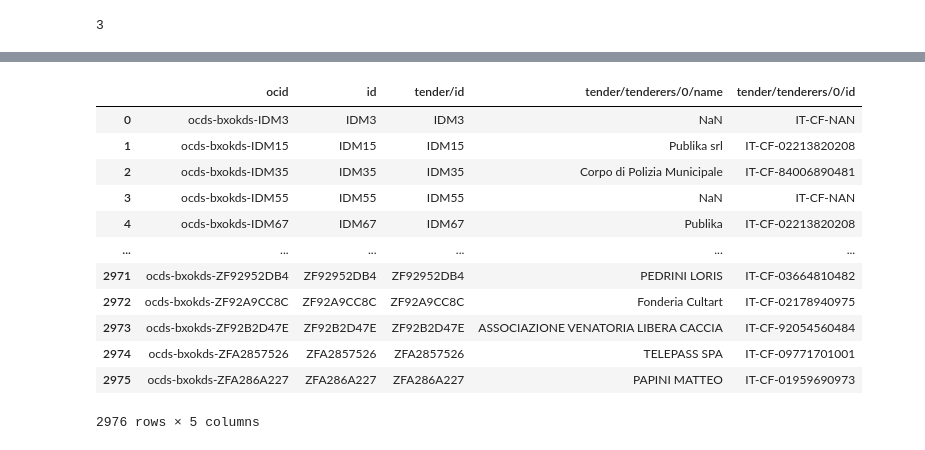
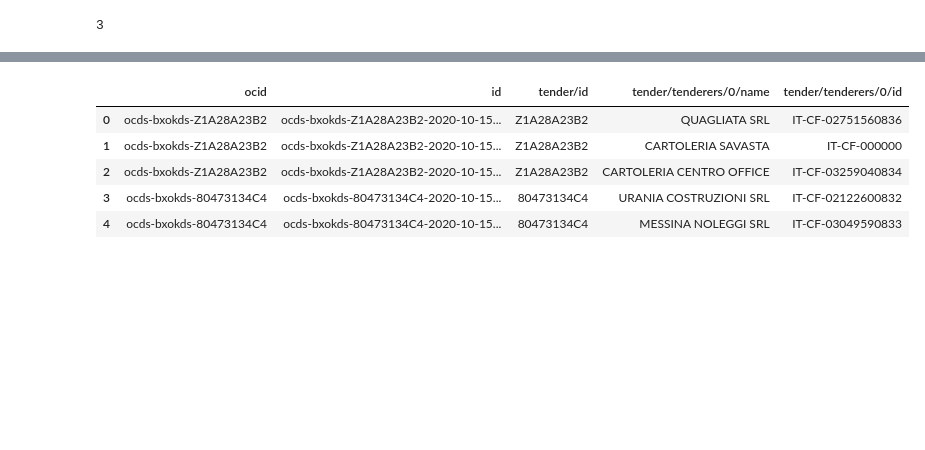
Before and after one commit to ondata/appaltipop, a Jupyter notebook: notebook/anactoocds.ipynb, the cells around one changed output, grey strips where cells are left out. Cells and saved outputs as stored; diff of their text form; code cells hidden in the pictures; blank space fills up the shorter version.

```diff
--- a/notebook/anactoocds.ipynb
+++ b/notebook/anactoocds.ipynb
@@ -13,10 +13,10 @@ tmp_dir = '../csv/tmp/'
 schema_dir = '../csv/'
 out_dir = '../data/'
 
+date = '2020-10-15T00:00:00Z'
 
 
-
-#cod_pa = '00080270838'
+cod_pa = '00080270838'
 #cod_pa = '00097020598'
 #cod_pa = '00104330493'
 #cod_pa = '00124600685'
@@ -51,7 +51,7 @@ out_dir = '../data/'
 #cod_pa = '80025760820'
 #cod_pa = '80049220637'
 #cod_pa = '81001210723'
-cod_pa = '84006890481'
+#cod_pa = '84006890481'
 
 
 work_dir = data_dir + cod_pa
@@ -69,5 +69,5 @@ agg_input.head()
 # %%
-par_input = read_partecipanti(work_dir)
+par_input = read_partecipanti(work_dir, cod_pa)
 
 par_input.head()
 # %% [output]
@@ -126,23 +119,16 @@ parties.head()
 # %%
 
 
 
-tende_tenderers = create_tende_tenderers(par_input)
+tende_tenderers = create_tende_tenderers(par_input, date)
 
 tende_tenderers.head()
 # %% [output]
 |  | ocid | id | tender/id | tender/tenderers/0/name | tender/tenderers/0/id |
-| 0 | ocds-bxokds-IDM3 | IDM3 | IDM3 | NaN | IT-CF-NAN |
-| 1 | ocds-bxokds-IDM15 | IDM15 | IDM15 | Publika srl | IT-CF-02213820208 |
-| 2 | ocds-bxokds-IDM35 | IDM35 | IDM35 | Corpo di Polizia Municipale | IT-CF-84006890481 |
-| 3 | ocds-bxokds-IDM55 | IDM55 | IDM55 | NaN | IT-CF-NAN |
-| 4 | ocds-bxokds-IDM67 | IDM67 | IDM67 | Publika | IT-CF-02213820208 |
-| ... | ... | ... | ... | ... | ... |
-| 2971 | ocds-bxokds-ZF92952DB4 | ZF92952DB4 | ZF92952DB4 | PEDRINI LORIS | IT-CF-03664810482 |
-| 2972 | ocds-bxokds-ZF92A9CC8C | ZF92A9CC8C | ZF92A9CC8C | Fonderia Cultart | IT-CF-02178940975 |
-| 2973 | ocds-bxokds-ZF92B2D47E | ZF92B2D47E | ZF92B2D47E | ASSOCIAZIONE VENATORIA LIBERA CACCIA | IT-CF-92054560484 |
-| 2974 | ocds-bxokds-ZFA2857526 | ZFA2857526 | ZFA2857526 | TELEPASS SPA | IT-CF-09771701001 |
-| 2975 | ocds-bxokds-ZFA286A227 | ZFA286A227 | ZFA286A227 | PAPINI MATTEO | IT-CF-01959690973 |
+| 0 | ocds-bxokds-Z1A28A23B2 | ocds-bxokds-Z1A28A23B2-2020-10-15... | Z1A28A23B2 | QUAGLIATA SRL | IT-CF-02751560836 |
+| 1 | ocds-bxokds-Z1A28A23B2 | ocds-bxokds-Z1A28A23B2-2020-10-15... | Z1A28A23B2 | CARTOLERIA SAVASTA | IT-CF-000000 |
+| 2 | ocds-bxokds-Z1A28A23B2 | ocds-bxokds-Z1A28A23B2-2020-10-15... | Z1A28A23B2 | CARTOLERIA CENTRO OFFICE | IT-CF-03259040834 |
+| 3 | ocds-bxokds-80473134C4 | ocds-bxokds-80473134C4-2020-10-15... | 80473134C4 | URANIA COSTRUZIONI SRL | IT-CF-02122600832 |
+| 4 | ocds-bxokds-80473134C4 | ocds-bxokds-80473134C4-2020-10-15... | 80473134C4 | MESSINA NOLEGGI SRL | IT-CF-03049590833 |
-2976 rows × 5 columns
 # %%
 
```
Also changed, not shown: parts of 9 cells of this notebook, 2 other files.
